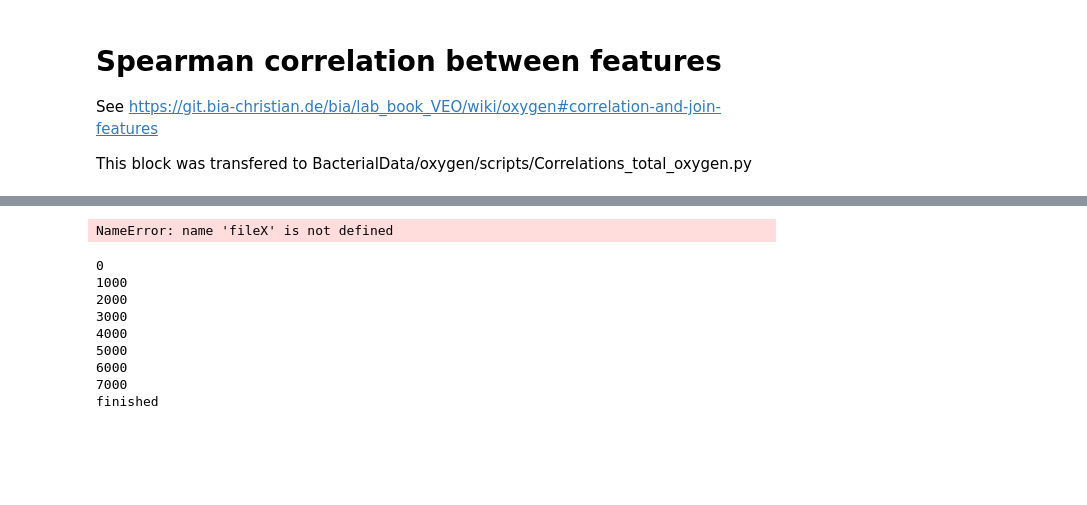
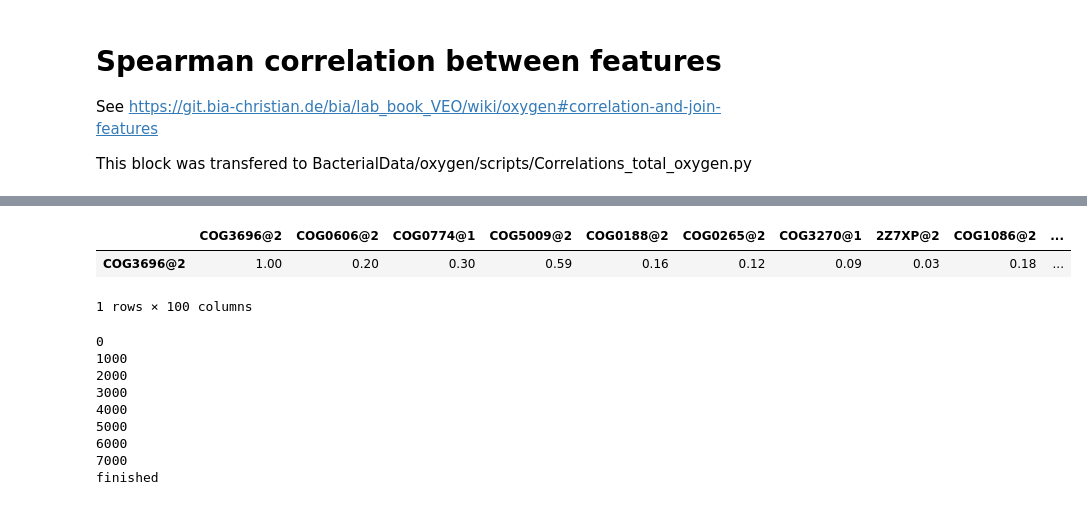
Before and after one commit to ProfHeydeFranca/BacterialData, a Jupyter notebook: run_features/scripts/feature_selection-development-only.ipynb, the cells around one changed output, grey strips where cells are left out. Drawn from its saved outputs; the diff is of its cells as text; code cells hidden in the pictures; blank space fills up the shorter version.

```diff
--- a/run_features/scripts/feature_selection-development-only.ipynb
+++ b/run_features/scripts/feature_selection-development-only.ipynb
@@ -127,10 +154,17 @@ correlation_matrix1 = X.corr(method='spearman')
 # %%
-dileX = '/home/bia/Documents/BacterialData/run_features/oxygen/data/spearman_corr_df_oxygen_kmer9TEST_selected-filterNA.pickle.zst'
+column_to_check = 'COG3696@2'
 
-with zstandard.open(fileX, 'rb') as f:
-	correlation_matrix2 = pickle.load(f)
+# Step 1: Create a boolean Series indicating the presence of NA values in the specified column
+na_in_column = df[column_to_check].isnull()
+
+# Step 2: Use this boolean Series to filter the rows of the DataFrame
+rows_with_na = df[na_in_column]
+
+row_with_na
 # %% [output]
+|  | COG3696@2 | COG0606@2 | COG0774@1 | COG5009@2 | COG0188@2 | COG0265@2 | COG3270@1 | 2Z7XP@2 | COG1086@2 | ... |
+| COG3696@2 | 1.00 | 0.20 | 0.30 | 0.59 | 0.16 | 0.12 | 0.09 | 0.03 | 0.18 | ... |
-NameError: name 'fileX' is not defined
+1 rows × 100 columns
 # %%
 #BLOCK ALTERNATIVE FOR BLOCK BELOW TO AVOID SEG FAULT ERROR WITH LARGE - not on use
 
```
Also changed, not shown: parts of 6 cells of this notebook, 1 other file.
